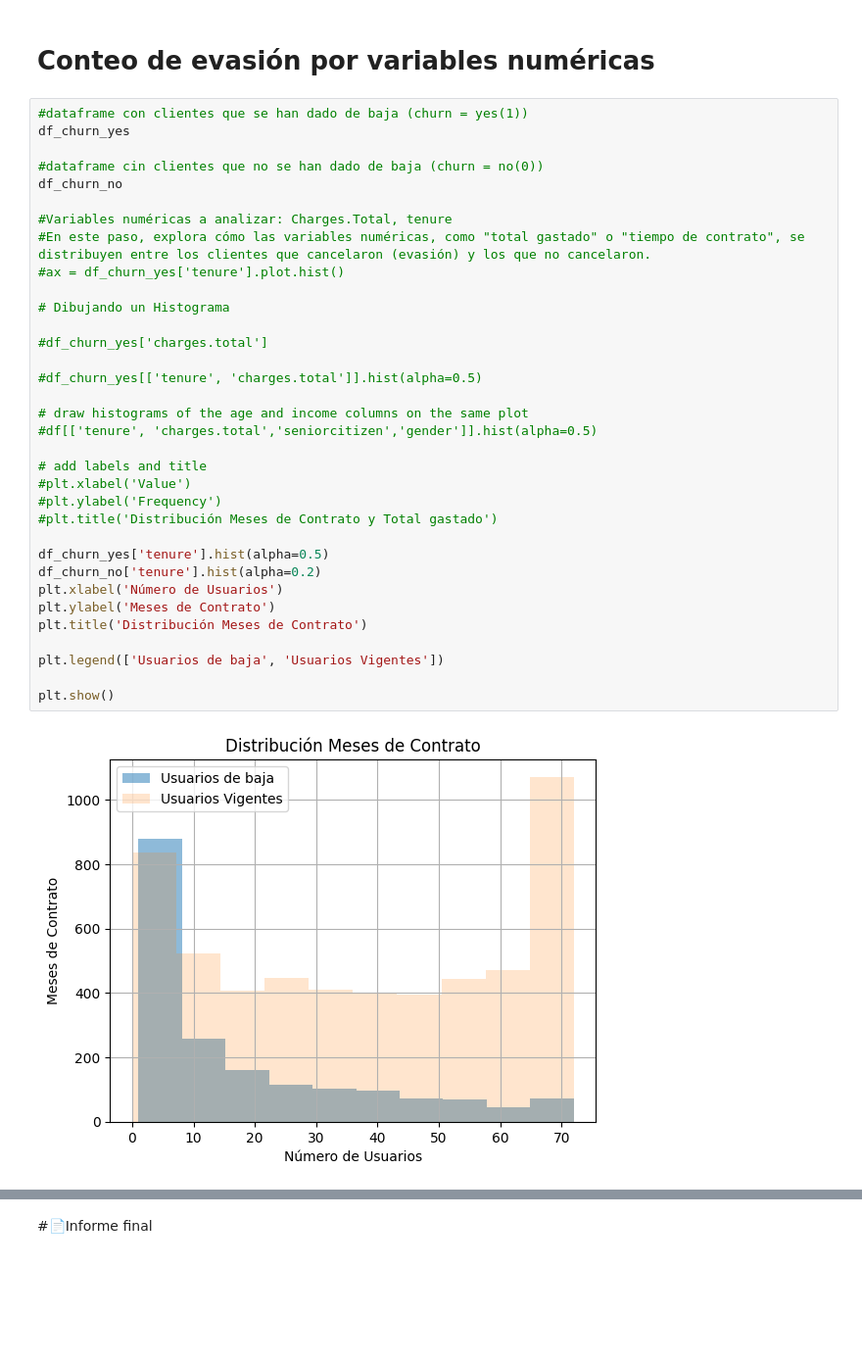
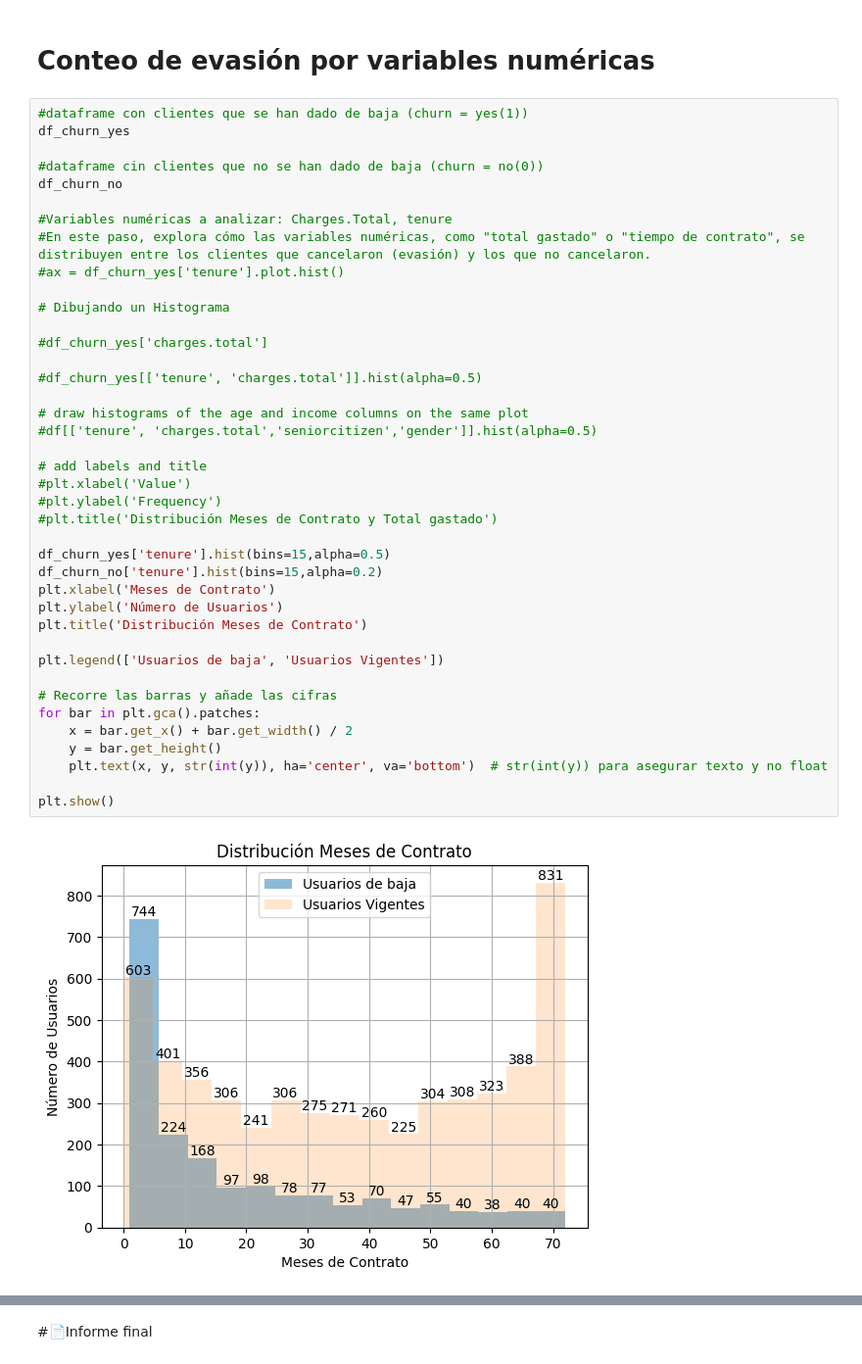
Before and after one commit to patricioterraza/TelecomX_LATAM, a Jupyter notebook: telecomx_latam.ipynb, the cells around one changed output, grey strips where cells are left out. Shown: that part at 98% size. Saved outputs shown, nothing was run; the diff lists cells and outputs as text; blank space fills up the shorter version.

```diff
--- a/telecomx_latam.ipynb
+++ b/telecomx_latam.ipynb
@@ -482,35 +482,41 @@ plt.show()
 #dataframe con clientes que se han dado de baja (churn = yes(1))
 df_churn_yes
 
 #dataframe cin clientes que no se han dado de baja (churn = no(0))
 df_churn_no
 
 #Variables numéricas a analizar: Charges.Total, tenure
 #En este paso, explora cómo las variables numéricas, como "total gastado" o "tiempo de contrato", se distribuyen entre los clientes que cancelaron (evasión) y los que no cancelaron.
 #ax = df_churn_yes['tenure'].plot.hist()
 
 # Dibujando un Histograma
 
 #df_churn_yes['charges.total']
 
 #df_churn_yes[['tenure', 'charges.total']].hist(alpha=0.5)
 
 # draw histograms of the age and income columns on the same plot
 #df[['tenure', 'charges.total','seniorcitizen','gender']].hist(alpha=0.5)
 
 # add labels and title
 #plt.xlabel('Value')
 #plt.ylabel('Frequency')
 #plt.title('Distribución Meses de Contrato y Total gastado')
 
-df_churn_yes['tenure'].hist(alpha=0.5)
-df_churn_no['tenure'].hist(alpha=0.2)
-plt.xlabel('Número de Usuarios')
-plt.ylabel('Meses de Contrato')
+df_churn_yes['tenure'].hist(bins=15,alpha=0.5)
+df_churn_no['tenure'].hist(bins=15,alpha=0.2)
+plt.xlabel('Meses de Contrato')
+plt.ylabel('Número de Usuarios')
 plt.title('Distribución Meses de Contrato')
 
 plt.legend(['Usuarios de baja', 'Usuarios Vigentes'])
 
+# Recorre las barras y añade las cifras
+for bar in plt.gca().patches:
+    x = bar.get_x() + bar.get_width() / 2
+    y = bar.get_height()
+    plt.text(x, y, str(int(y)), ha='center', va='bottom')  # str(int(y)) para asegurar texto y no float
+
 plt.show()
 # %% [output]
-[figure, old version]
+[figure, new version]
```
Also changed, not shown: parts of 1 cell of this notebook.
